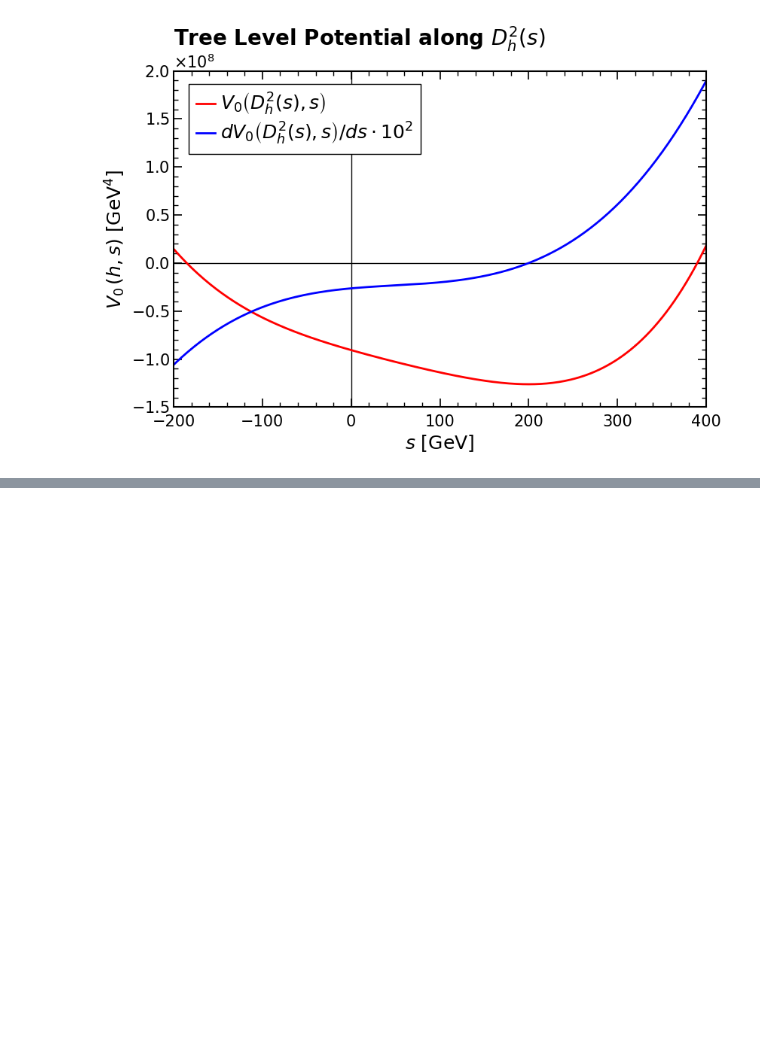
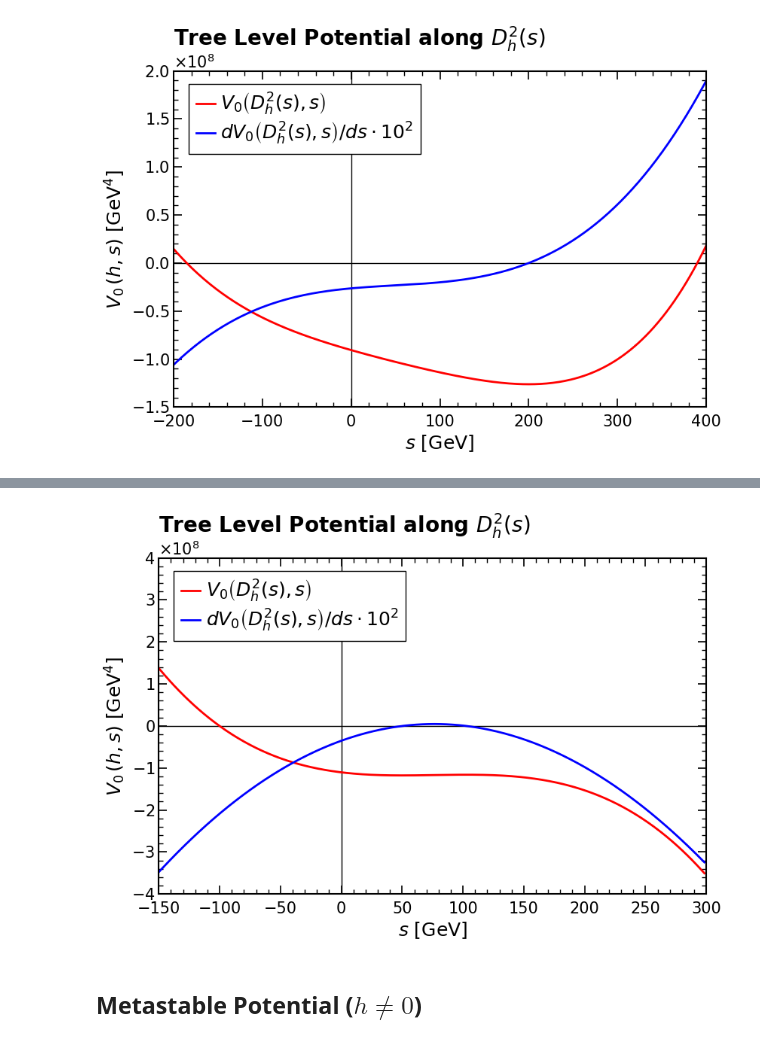
Before and after one commit to Diego-gt-phys/TFM-Repository, a Jupyter notebook: TreeLevel_Analysis.ipynb, the cells around one changed output, grey strips where cells are left out. Cells and saved outputs as stored; diff of their text form; code cells hidden in the pictures; blank space fills up the shorter version.

Commit message:
Tested the case for metastable potentials
it is able to find hneq0, for h=0, new tools need to be developed

```diff
--- a/TreeLevel_Analysis.ipynb
+++ b/TreeLevel_Analysis.ipynb
@@ -298,0 +410,50 @@ plt.show()
+# %%
+S = np.linspace(Sm,Sp,500)
+
+Vs = (-(muH2**2)/(4*lH)
+      + S*(muH2*muHS)/(2*lH)
+      - S**2*(-12*lHS*muH2 + 12*muHS**2 + 24*lH*muS2)/(48*lH)
+      - S**3*(16*lH*mu3 + 12*lHS*muHS)/(48*lH)
+      - S**4*(3*lHS**2 - 12*lH*lS)/(48*lH))
+
+DVs = (+ (muH2*muHS)/(2*lH)
+      - 2*S*(-12*lHS*muH2 + 12*muHS**2 + 24*lH*muS2)/(48*lH)
+      - 3*S**2*(16*lH*mu3 + 12*lHS*muHS)/(48*lH)
+      - 4*S**3*(3*lHS**2 - 12*lH*lS)/(48*lH))
+
+fig, ax = plt.subplots(figsize=(8.5, 6))
+ax.axhline(0, color='k', lw=1, ls='-')
+ax.axvline(0, color='k', lw=1, ls='-')
+
+ax.plot(S, Vs, label=r'$V_{0}\left(D_h^2(s),s\right)$', color='r', lw=2, ls='-')
+ax.plot(S, DVs*1e2, label=r'$dV_{0}\left(D_h^2(s),s\right)/ds \cdot 10^2$', color='b', lw=2, ls='-')
+
+ax.set_xlim(-150, 300)
+ax.set_ylim(-4e8, 4e8)
+
+ax.set_xlabel(r'$s$ $\left[\mathrm{GeV}\right]$', fontsize=18)
+ax.set_ylabel(r'$V_{0}\,(h,s)$ $\left[\mathrm{GeV^4}\right]$', fontsize=18)
+ax.yaxis.set_major_formatter(ScalarFormatter(useMathText=True))
+ax.ticklabel_format(style='sci', axis='y', scilimits=(-2, 2))
+ax.yaxis.get_offset_text().set_fontsize(15)
+ax.spines['top'].set_linewidth(1.5)
+ax.spines['right'].set_linewidth(1.5)
+ax.spines['bottom'].set_linewidth(1.5)
+ax.spines['left'].set_linewidth(1.5)
+
+ax.tick_params(axis='both', which='major', direction='in', length=8, width=1.2, labelsize=15, top=True, right=True)
+ax.tick_params(axis='both', which='minor', direction='in', length=4, width=1, labelsize=15, top=True, right=True)
+ax.minorticks_on()
+ax.tick_params(axis='x', which='major', pad=6.7)
+
+plt.legend(fontsize=18, frameon=True, fancybox=False, loc = "upper left", bbox_to_anchor=(0.01, 0.99),
+               ncol = 1, edgecolor="black", framealpha=1, labelspacing=0.2, handletextpad=0.3, handlelength=1, columnspacing=1)
+
+plt.title(r"Tree Level Potential along $D_h^2(s)$", loc='left', fontsize=20, fontweight='bold')
+plt.tight_layout()
+plt.savefig("Figures\TL_Path_Unstable0.pdf", format="pdf", bbox_inches="tight")
+plt.show()
+# %% [output]
+[figure, added]
+# %% [markdown]
+## Metastable Potential ($h\neq0$)
```
Also changed, not shown: parts of 12 cells of this notebook, 8 other files.
